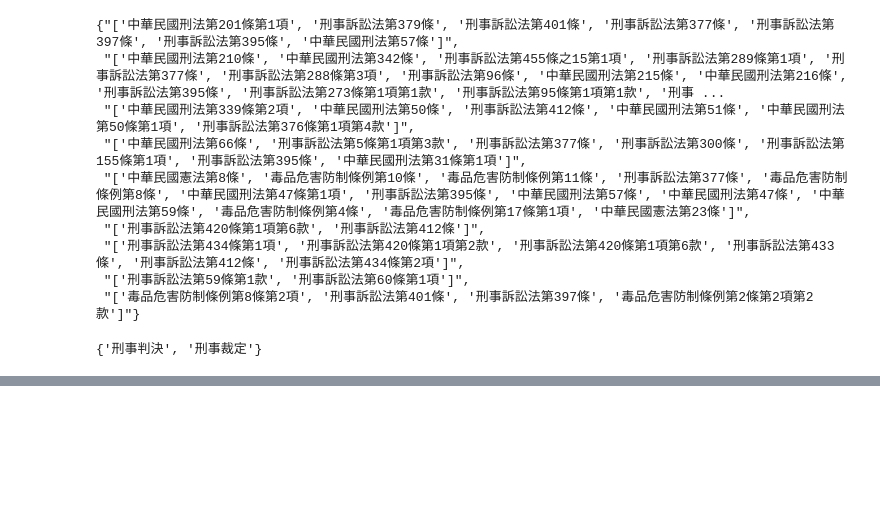
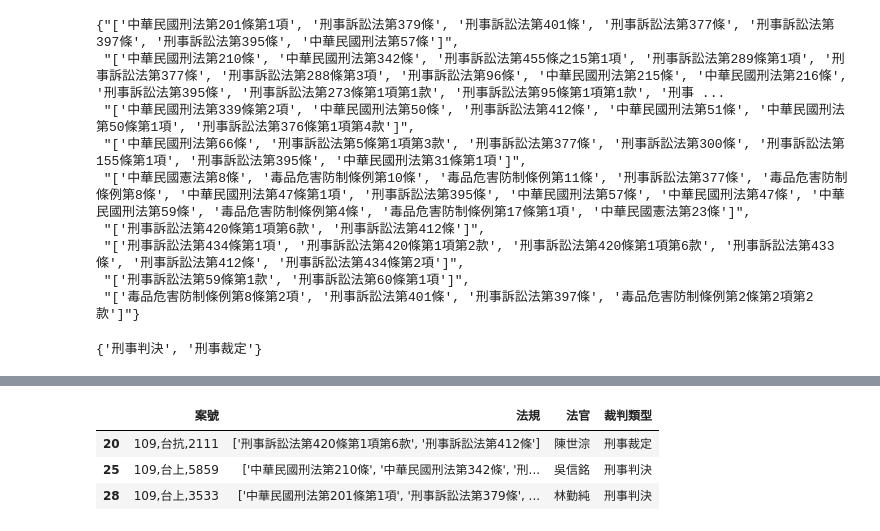
Before and after one commit to awchu0323/PL, a Jupyter notebook: 1027W8/資料彙整1027.ipynb, the cells around one changed output, grey strips where cells are left out. Saved outputs shown, nothing was run; the diff lists cells and outputs as text; code cells hidden in the pictures; blank space fills up the shorter version.

```diff
--- a/1027W8/資料彙整1027.ipynb
+++ b/1027W8/資料彙整1027.ipynb
@@ -131,3 +131,11 @@ iloc1
 | 22 | 109,台上,3440 | 最高法院刑事判決 109年度台上字第3440號\n上 訴 人 陳明... | ['中華民國刑法第66條', '刑事訴訟法第5條第1項第3款', ... | 李錦樑 |
 | 23 | 109,台抗,2099 | 最高法院刑事裁定 109年度台抗字第2099號\n抗 告 人 傅良... | ['刑事訴訟法第420條第1項第6款', '刑事訴訟法第412條'] | 郭毓洲 |
 | 24 | 109,台上,1089 | 最高法院刑事判決 109年度台上字第1089號\n上 訴 人 臺灣... | ['毒品危害防制條例第8條第2項', '刑事訴訟法第401條', ... | 李錦樑 |
+# %%
+iloc2 = data.iloc[ [20,25,28] , [1,3,4,5] ]
+iloc2
+# %% [output]
+|  | 案號 | 法規 | 法官 | 裁判類型 |
+| 20 | 109,台抗,2111 | ['刑事訴訟法第420條第1項第6款', '刑事訴訟法第412條'] | 陳世淙 | 刑事裁定 |
+| 25 | 109,台上,5859 | ['中華民國刑法第210條', '中華民國刑法第342條', '刑... | 吳信銘 | 刑事判決 |
+| 28 | 109,台上,3533 | ['中華民國刑法第201條第1項', '刑事訴訟法第379條', ... | 林勤純 | 刑事判決 |
```
Also changed, not shown: parts of 2 cells of this notebook.
